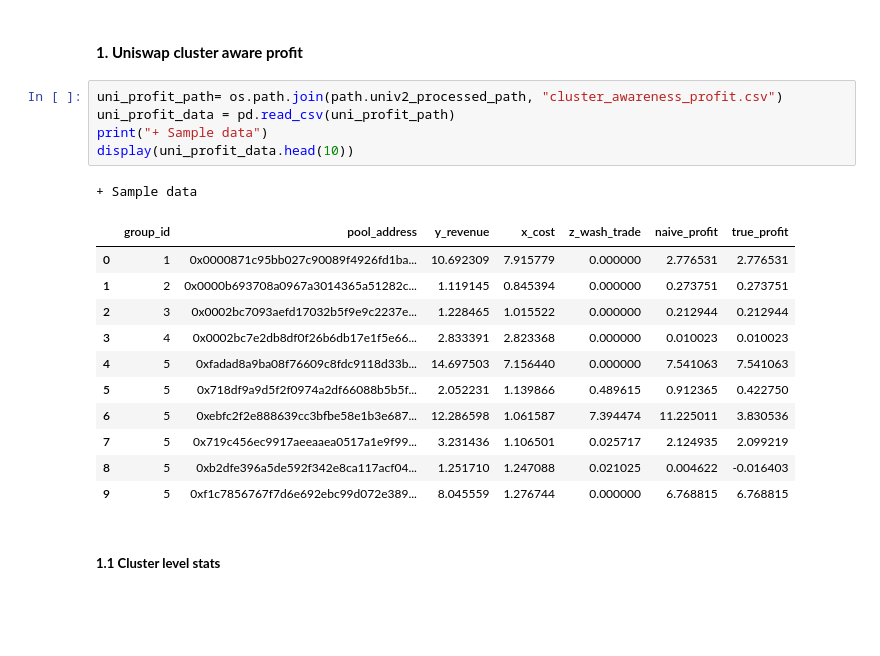
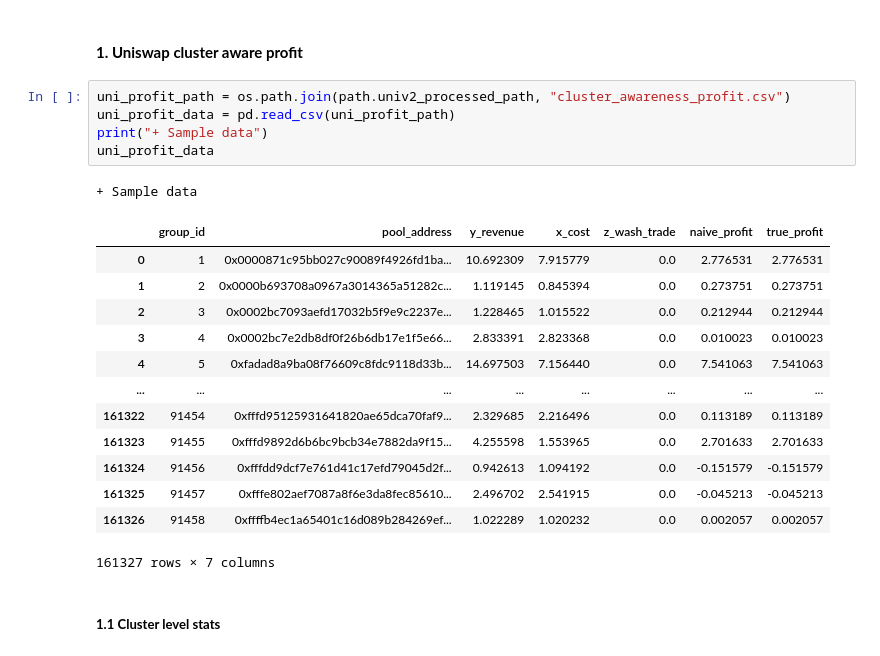
Before and after one commit to duyhuynhdev/serial-scammer-analyser, a Jupyter notebook: main/analysis/new_analysis.ipynb, the cells around one changed output. Drawn from its saved outputs; the diff is of its cells as text; blank space fills up the shorter version.

```diff
--- a/main/analysis/new_analysis.ipynb
+++ b/main/analysis/new_analysis.ipynb
@@ -229,23 +338,25 @@ display(cluster_counts.describe())
 # %% [markdown]
 #### **1. Uniswap cluster aware profit**
 # %%
-uni_profit_path= os.path.join(path.univ2_processed_path, "cluster_awareness_profit.csv")
+uni_profit_path = os.path.join(path.univ2_processed_path, "cluster_awareness_profit.csv")
 uni_profit_data = pd.read_csv(uni_profit_path)
 print("+ Sample data")
-display(uni_profit_data.head(10))
+uni_profit_data
 # %% [output]
 + Sample data
 |  | group_id | pool_address | y_revenue | x_cost | z_wash_trade | naive_profit | true_profit |
-| 0 | 1 | 0x0000871c95bb027c90089f4926fd1ba... | 10.692309 | 7.915779 | 0.000000 | 2.776531 | 2.776531 |
-| 1 | 2 | 0x0000b693708a0967a3014365a51282c... | 1.119145 | 0.845394 | 0.000000 | 0.273751 | 0.273751 |
-| 2 | 3 | 0x0002bc7093aefd17032b5f9e9c2237e... | 1.228465 | 1.015522 | 0.000000 | 0.212944 | 0.212944 |
-| 3 | 4 | 0x0002bc7e2db8df0f26b6db17e1f5e66... | 2.833391 | 2.823368 | 0.000000 | 0.010023 | 0.010023 |
-| 4 | 5 | 0xfadad8a9ba08f76609c8fdc9118d33b... | 14.697503 | 7.156440 | 0.000000 | 7.541063 | 7.541063 |
-| 5 | 5 | 0x718df9a9d5f2f0974a2df66088b5b5f... | 2.052231 | 1.139866 | 0.489615 | 0.912365 | 0.422750 |
-| 6 | 5 | 0xebfc2f2e888639cc3bfbe58e1b3e687... | 12.286598 | 1.061587 | 7.394474 | 11.225011 | 3.830536 |
-| 7 | 5 | 0x719c456ec9917aeeaaea0517a1e9f99... | 3.231436 | 1.106501 | 0.025717 | 2.124935 | 2.099219 |
-| 8 | 5 | 0xb2dfe396a5de592f342e8ca117acf04... | 1.251710 | 1.247088 | 0.021025 | 0.004622 | -0.016403 |
-| 9 | 5 | 0xf1c7856767f7d6e692ebc99d072e389... | 8.045559 | 1.276744 | 0.000000 | 6.768815 | 6.768815 |
+| 0 | 1 | 0x0000871c95bb027c90089f4926fd1ba... | 10.692309 | 7.915779 | 0.0 | 2.776531 | 2.776531 |
+| 1 | 2 | 0x0000b693708a0967a3014365a51282c... | 1.119145 | 0.845394 | 0.0 | 0.273751 | 0.273751 |
+| 2 | 3 | 0x0002bc7093aefd17032b5f9e9c2237e... | 1.228465 | 1.015522 | 0.0 | 0.212944 | 0.212944 |
+| 3 | 4 | 0x0002bc7e2db8df0f26b6db17e1f5e66... | 2.833391 | 2.823368 | 0.0 | 0.010023 | 0.010023 |
+| 4 | 5 | 0xfadad8a9ba08f76609c8fdc9118d33b... | 14.697503 | 7.156440 | 0.0 | 7.541063 | 7.541063 |
+| ... | ... | ... | ... | ... | ... | ... | ... |
+| 161322 | 91454 | 0xfffd95125931641820ae65dca70faf9... | 2.329685 | 2.216496 | 0.0 | 0.113189 | 0.113189 |
+| 161323 | 91455 | 0xfffd9892d6b6bc9bcb34e7882da9f15... | 4.255598 | 1.553965 | 0.0 | 2.701633 | 2.701633 |
+| 161324 | 91456 | 0xfffdd9dcf7e761d41c17efd79045d2f... | 0.942613 | 1.094192 | 0.0 | -0.151579 | -0.151579 |
+| 161325 | 91457 | 0xfffe802aef7087a8f6e3da8fec85610... | 2.496702 | 2.541915 | 0.0 | -0.045213 | -0.045213 |
+| 161326 | 91458 | 0xffffb4ec1a65401c16d089b284269ef... | 1.022289 | 1.020232 | 0.0 | 0.002057 | 0.002057 |
+161327 rows × 7 columns
 # %% [markdown]
 ##### **1.1 Cluster level stats**
 # %%
```
Also changed, not shown: parts of 53 cells of this notebook, 5 other files.
